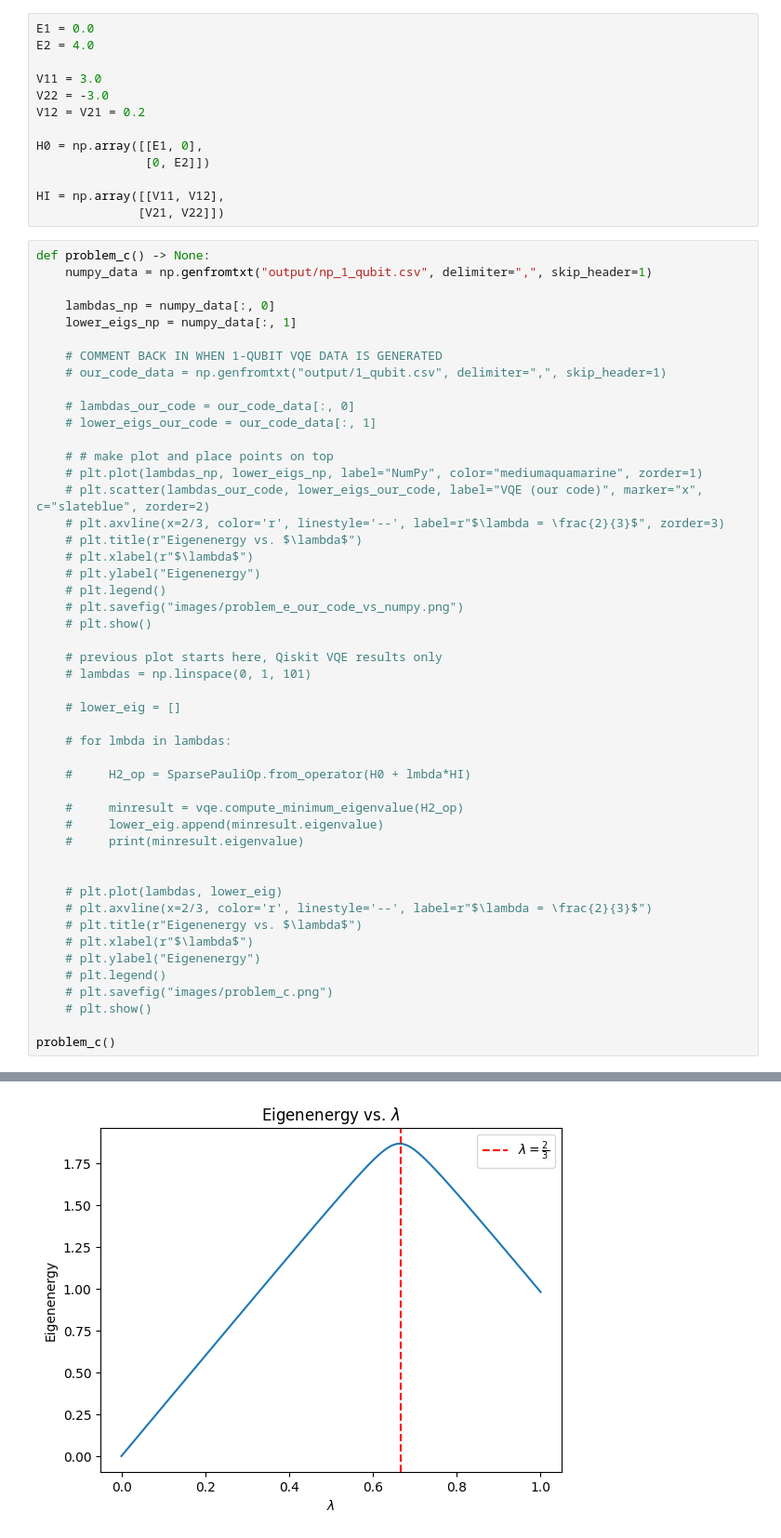
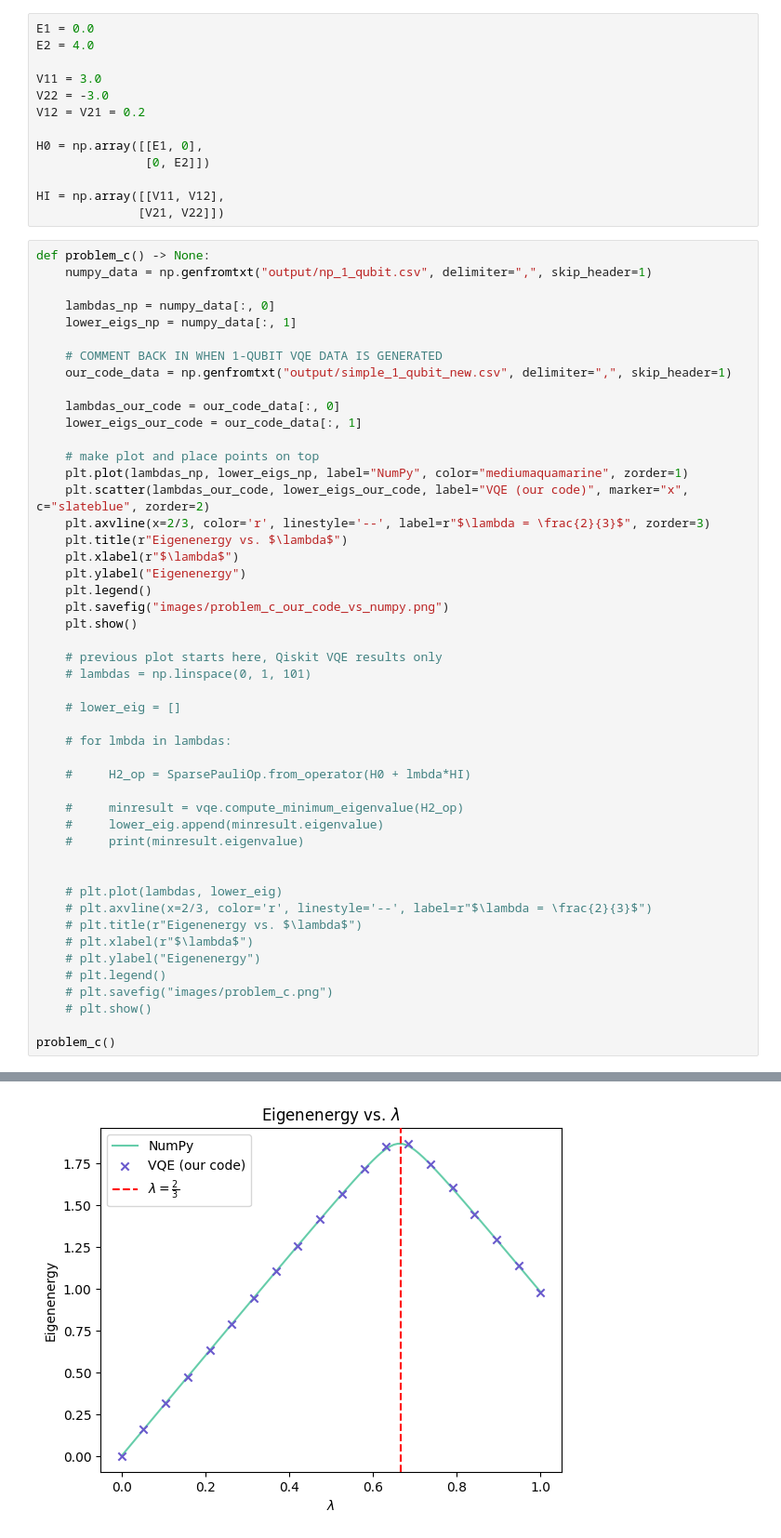
Before and after one commit to carlfre/fys5419-project-1, a Jupyter notebook: problem_c.ipynb, the cells around one changed output, grey strips where cells are left out. Shown: that part at 93% size. Cells and saved outputs as stored; diff of their text form.

Commit message:
cleaned up f and made plots

```diff
--- a/problem_c.ipynb
+++ b/problem_c.ipynb
@@ -37,21 +35,21 @@ def problem_c() -> None:
     lower_eigs_np = numpy_data[:, 1]
 
     # COMMENT BACK IN WHEN 1-QUBIT VQE DATA IS GENERATED
-    # our_code_data = np.genfromtxt("output/1_qubit.csv", delimiter=",", skip_header=1)
+    our_code_data = np.genfromtxt("output/simple_1_qubit_new.csv", delimiter=",", skip_header=1)
 
-    # lambdas_our_code = our_code_data[:, 0]
-    # lower_eigs_our_code = our_code_data[:, 1]
+    lambdas_our_code = our_code_data[:, 0]
+    lower_eigs_our_code = our_code_data[:, 1]
 
-    # # make plot and place points on top
-    # plt.plot(lambdas_np, lower_eigs_np, label="NumPy", color="mediumaquamarine", zorder=1)
-    # plt.scatter(lambdas_our_code, lower_eigs_our_code, label="VQE (our code)", marker="x", c="slateblue", zorder=2)
-    # plt.axvline(x=2/3, color='r', linestyle='--', label=r"$\lambda = \frac{2}{3}$", zorder=3)
-    # plt.title(r"Eigenenergy vs. $\lambda$")
-    # plt.xlabel(r"$\lambda$")
-    # plt.ylabel("Eigenenergy")
-    # plt.legend()
-    # plt.savefig("images/problem_e_our_code_vs_numpy.png")
-    # plt.show()
+    # make plot and place points on top
+    plt.plot(lambdas_np, lower_eigs_np, label="NumPy", color="mediumaquamarine", zorder=1)
+    plt.scatter(lambdas_our_code, lower_eigs_our_code, label="VQE (our code)", marker="x", c="slateblue", zorder=2)
+    plt.axvline(x=2/3, color='r', linestyle='--', label=r"$\lambda = \frac{2}{3}$", zorder=3)
+    plt.title(r"Eigenenergy vs. $\lambda$")
+    plt.xlabel(r"$\lambda$")
+    plt.ylabel("Eigenenergy")
+    plt.legend()
+    plt.savefig("images/problem_c_our_code_vs_numpy.png")
+    plt.show()
 
     # previous plot starts here, Qiskit VQE results only
     # lambdas = np.linspace(0, 1, 101)
@@ -98 +79 @@ problem_c()
-[figure, old version]
+[figure, new version]
```
Also changed, not shown: parts of 2 cells of this notebook, 11 other files.
